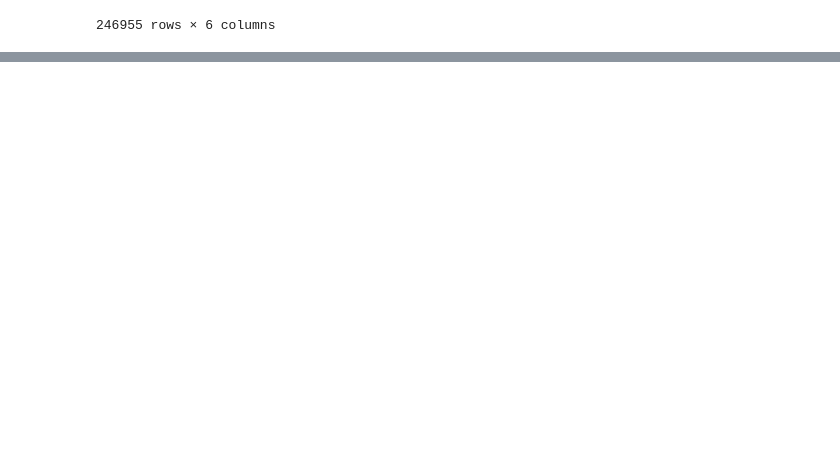
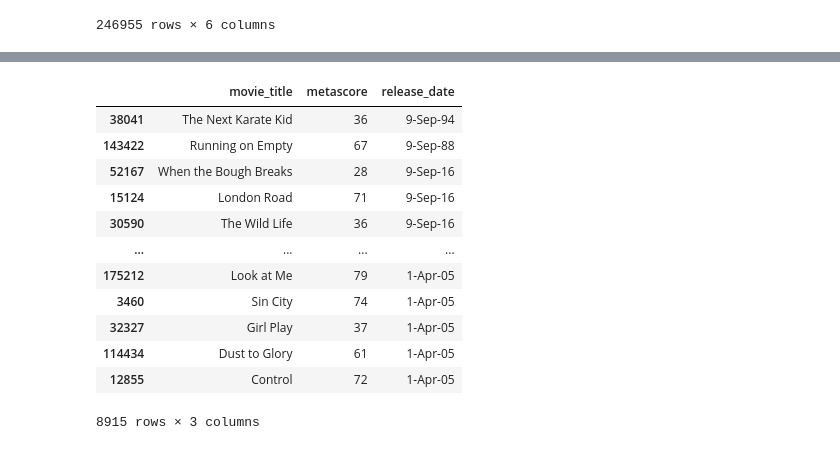
Before and after one commit to jgkiang/Project-2-The-Movie-Biz, a Jupyter notebook: Untited.ipynb, the cells around one changed output, grey strips where cells are left out. Cells and saved outputs as stored; diff of their text form; code cells hidden in the pictures; blank space fills up the shorter version.

```diff
--- a/Untited.ipynb
+++ b/Untited.ipynb
@@ -56,4 +37,5 @@ dp
 | 246954 | Stanley Kauffmann | The New Republic | The Quiet American | NaN | 30 | As is frequently the case when th... |
 246955 rows × 6 columns
 # %%
-dp.merge(df, how="inner")
+dt = dp.merge(df, how="inner")
+drop_duplicate = dt.filter(items=["movie_title", "metascore", "release_date"]).drop_duplicates()
@@ -74 +62,17 @@ dp.merge(df, how="inner")
+# %%
+drop_duplicate.sort_values(by=['release_date'],ascending=False)
+# %% [output]
+|  | movie_title | metascore | release_date |
+| 38041 | The Next Karate Kid | 36 | 9-Sep-94 |
+| 143422 | Running on Empty | 67 | 9-Sep-88 |
+| 52167 | When the Bough Breaks | 28 | 9-Sep-16 |
+| 15124 | London Road | 71 | 9-Sep-16 |
+| 30590 | The Wild Life | 36 | 9-Sep-16 |
+| ... | ... | ... | ... |
+| 175212 | Look at Me | 79 | 1-Apr-05 |
+| 3460 | Sin City | 74 | 1-Apr-05 |
+| 32327 | Girl Play | 37 | 1-Apr-05 |
+| 114434 | Dust to Glory | 61 | 1-Apr-05 |
+| 12855 | Control | 72 | 1-Apr-05 |
+8915 rows × 3 columns
 # %%
```
Also changed, not shown: parts of 8 cells of this notebook, 5 other files.
